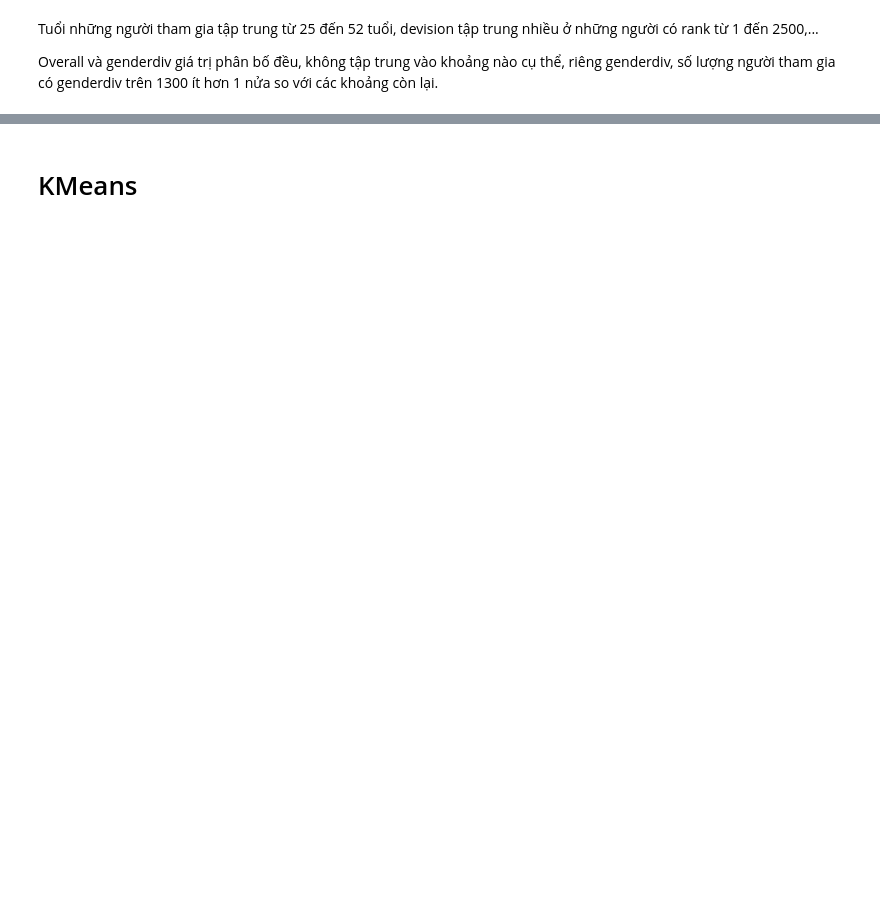
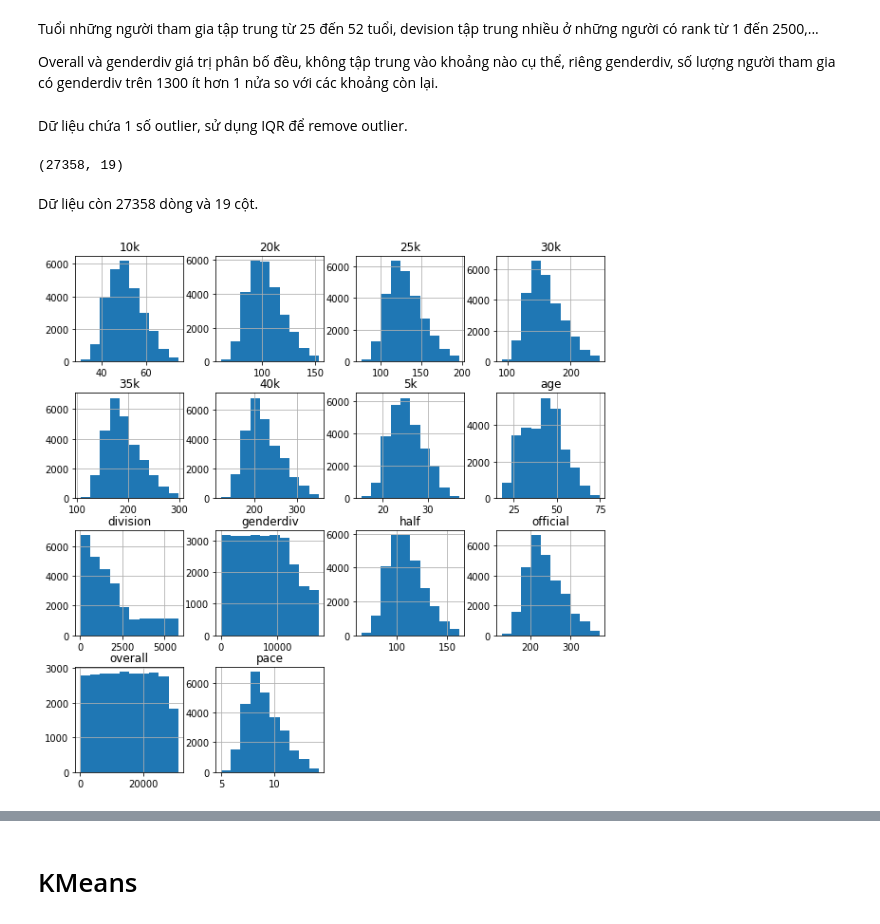
Before and after one commit to ThanhNam2202/Machine-Learning-5, a Jupyter notebook: Assignment 6/boston_marathon.ipynb, the cells around one changed output, grey strips where cells are left out. Drawn from its saved outputs; the diff is of its cells as text; code cells hidden in the pictures; blank space fills up the shorter version.

```diff
--- a/Assignment 6/boston_marathon.ipynb
+++ b/Assignment 6/boston_marathon.ipynb
@@ -132,6 +150,10 @@ data.drop(columns=['ctz'], inplace=True)
 cols = ['5k', '10k', '20k', '25k', '30k', '35k', '40k', 'half']
 for col in cols:
 	data[col] = pd.to_numeric(data[col], errors='coerce')
+# %%
+columns_numb = ['5k', '10k', '20k', '25k', '30k', '35k', '40k', 'half', 'age', 'official',
+      'overall', 'pace', 'genderdiv', 'division']
+columns_categories = ['gender', 'bib', 'state', 'country', 'city']
 # %%
 for col in data.columns:
   data.drop(data[data[col].isnull()].index, inplace=True)
@@ -166,3 +189,25 @@ a = data[['5k', '10k', '20k', '25k', '30k', '35k', '40k', 'half', 'age', 'offici
 Tuổi những người tham gia tập trung từ 25 đến 52 tuổi, devision tập trung nhiều ở những người có rank từ 1 đến 2500,...
 
 Overall và genderdiv giá trị phân bố đều, không tập trung vào khoảng nào cụ thể, riêng genderdiv, số lượng người tham gia có genderdiv trên 1300 ít hơn 1 nửa so với các khoảng còn lại.
+# %% [markdown]
+Dữ liệu chứa 1 số outlier, sử dụng IQR để remove outlier.
+# %%
+q1 = data[columns_numb].quantile(0.25)
+
+q3 = data[columns_numb].quantile(0.75)
+
+cut_off = 1.5 * (q3 - q1)
+
+lower_range, upper_range = q1 - cut_off, q3 + cut_off
+for column in columns_numb:
+  data = data[(data[column] > lower_range[column]) & (data[column] < upper_range[column])]
+# %%
+data.shape
+# %% [output]
+(27358, 19)
+# %% [markdown]
+Dữ liệu còn 27358 dòng và 19 cột.
+# %%
+histt = data.hist(figsize=(10, 10))
+# %% [output]
+[figure, added]
```
Also changed, not shown: parts of 87 cells of this notebook.
